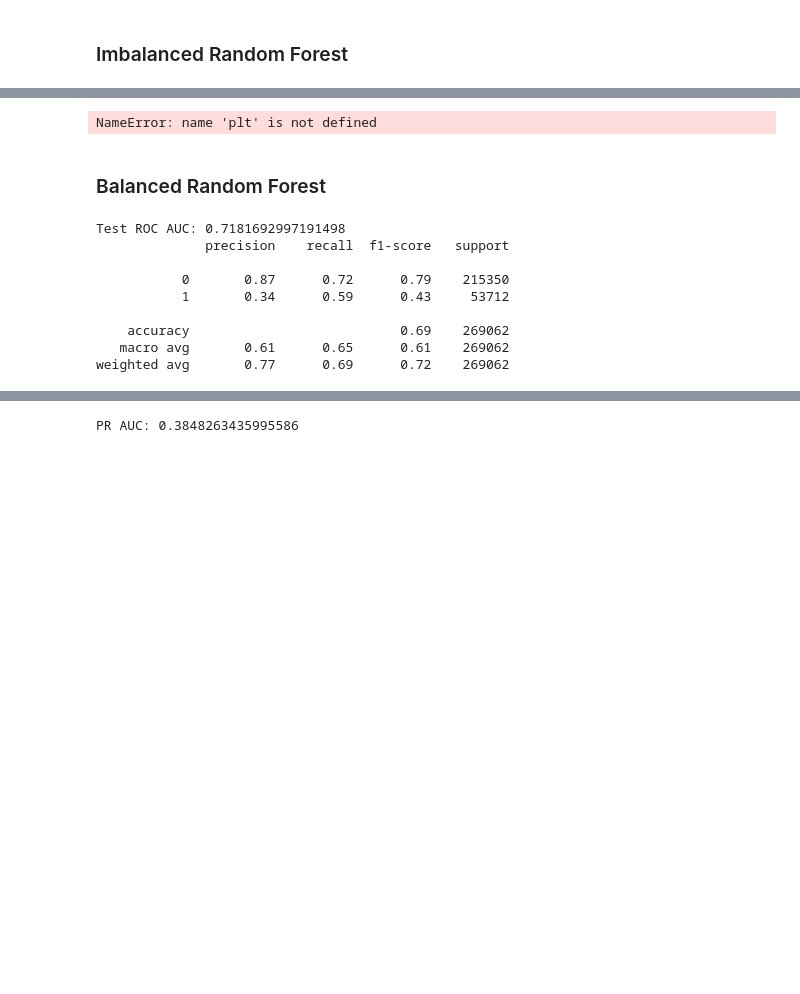
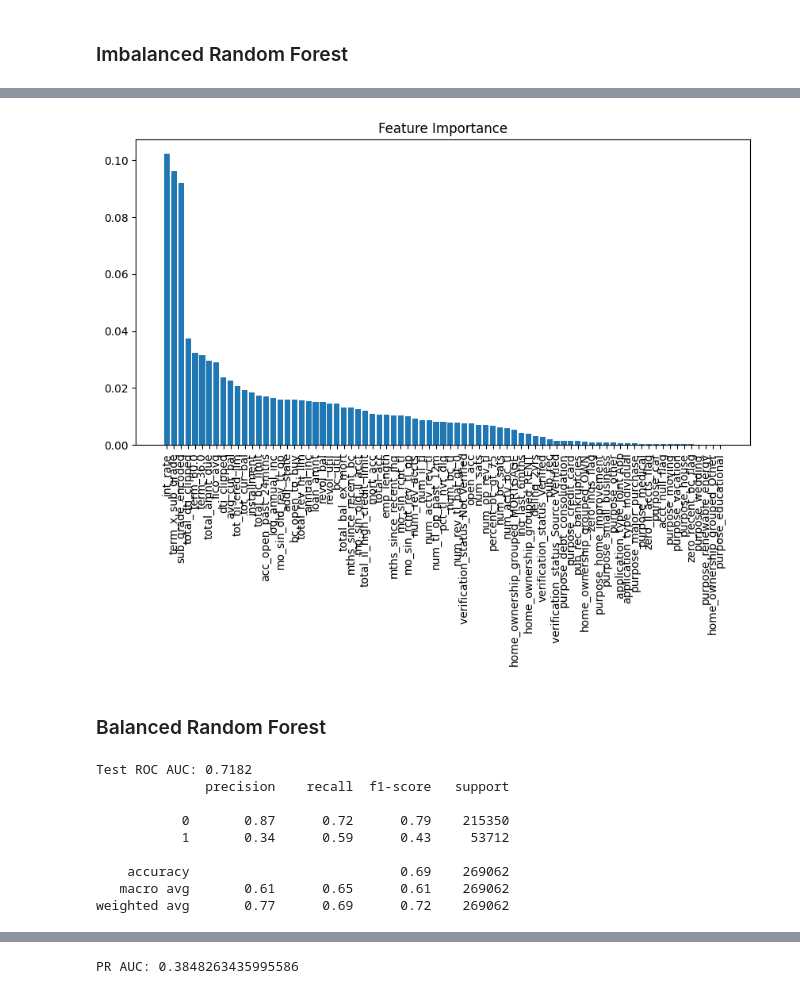
Before and after one commit to LukeHardy721/Credit-Risk-Modelling, a Jupyter notebook: notebooks/random_forest.ipynb, the cells around one changed output, grey strips where cells are left out. Drawn from its saved outputs; the diff is of its cells as text; code cells hidden in the pictures; blank space fills up the shorter version.

```diff
--- a/notebooks/random_forest.ipynb
+++ b/notebooks/random_forest.ipynb
@@ -36,17 +36,3 @@ y_train = train_df[target_col]
 
 X_test = test_df.drop(columns=[target_col])
 y_test = test_df[target_col]
-# %%
-rf_model = RandomForestClassifier(
-    n_estimators=50,
-    max_depth=15,
-    random_state=42,
-    n_jobs=-1
-)
-
-rf_model.fit(X_train, y_train)
-y_pred = rf_model.predict(X_test)
-y_proba = rf_model.predict_proba(X_test)[:, 1]
-
-print("Test ROC AUC:", roc_auc_score(y_test, y_proba))
-print(classification_report(y_test, y_pred))
@@ -62,0 +39,21 @@ weighted avg       0.76      0.80      0.74    269062
+# %%
+def build_rf(n_estimators, max_depth, class_weight=None):
+
+    rf_model = RandomForestClassifier(
+        n_estimators=n_estimators,
+        max_depth=max_depth,
+        class_weight=class_weight,
+        random_state=42,
+        n_jobs=-1
+    )
+
+    rf_model.fit(X_train, y_train)
+    y_pred = rf_model.predict(X_test)
+    y_proba = rf_model.predict_proba(X_test)[:, 1]
+
+    print("Test ROC AUC:", roc_auc_score(y_test, y_proba).round(4))
+    print(classification_report(y_test, y_pred))
+
+    return(rf_model, y_pred, y_proba)
+
+rf, y_pred, y_proba = build_rf(50,15)
@@ -63,20 +70,20 @@ weighted avg       0.76      0.80      0.74    269062
 # %%
 def plot_feature_importances(rf):
 
     importances = rf.feature_importances_
     feature_names = X_train.columns
 
     # Sort by importance
     sorted_idx = importances.argsort()[::-1]
 
     plt.figure(figsize=(10,5))
     plt.bar(range(len(importances)), importances[sorted_idx])
     plt.xticks(range(len(importances)), feature_names[sorted_idx], rotation=90)
     plt.title("Feature Importance")
     plt.show()
 
-plot_feature_importances(rf_model)
+plot_feature_importances(rf)
 # %% [output]
-NameError: name 'plt' is not defined
+[figure, added]
 # %% [markdown]
 ### Balanced Random Forest
@@ -87,20 +90,7 @@ from sklearn.metrics import precision_recall_curve, auc
 # %%
-rf_model = RandomForestClassifier(
-    n_estimators=50,
-    max_depth=15,
-    class_weight='balanced',
-    random_state=42,
-    n_jobs=-1
-)
-
-rf_model.fit(X_train, y_train)
-y_pred = rf_model.predict(X_test)
-y_proba = rf_model.predict_proba(X_test)[:, 1]
-
-print("Test ROC AUC:", roc_auc_score(y_test, y_proba))
-print(classification_report(y_test, y_pred))
+rf, y_pred, y_proba = build_rf(50,15,'balanced')
 # %% [output]
-Test ROC AUC: 0.7181692997191498
+Test ROC AUC: 0.7182
               precision    recall  f1-score   support
 
            0       0.87      0.72      0.79    215350
```
Also changed, not shown: parts of 17 cells of this notebook, 1 other file.
